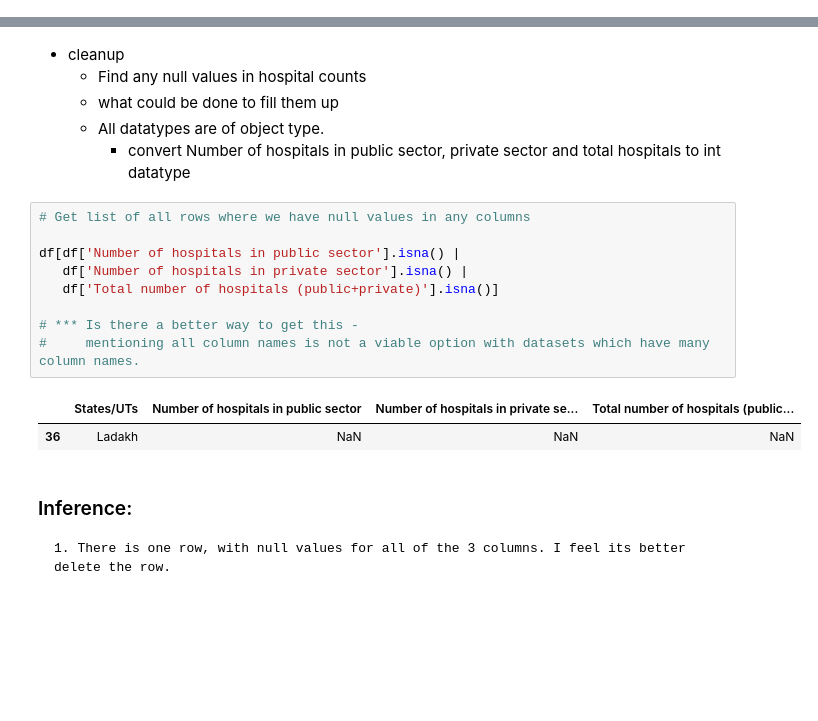
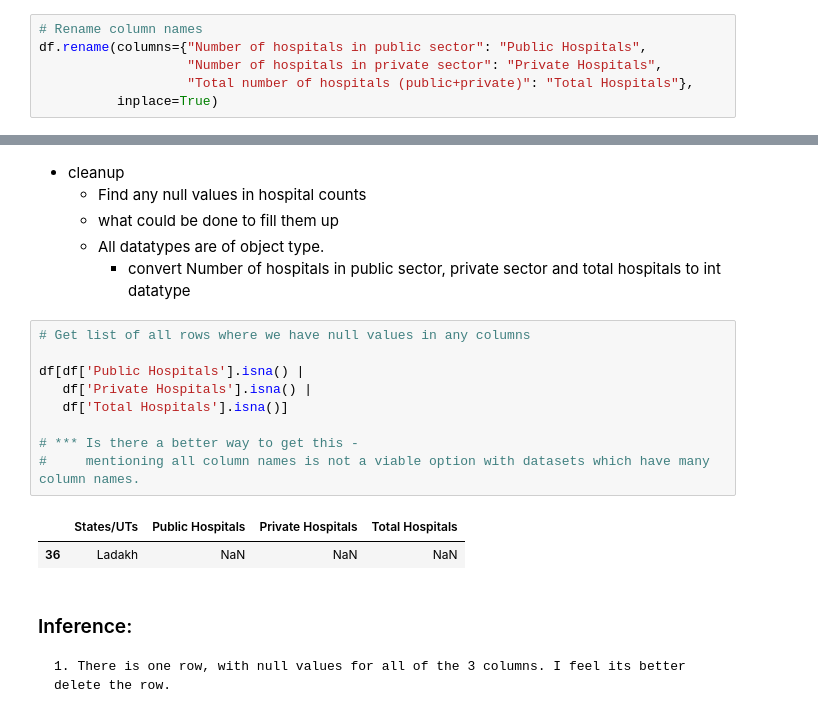
Before and after one commit to srikanthbhadragiri/datascience, a Jupyter notebook: notebooks/Hospitals-States-Public-Private-Count.ipynb, the cells around one changed output, grey strips where cells are left out. Saved outputs shown, nothing was run; the diff lists cells and outputs as text; blank space fills up the shorter version.

```diff
--- a/notebooks/Hospitals-States-Public-Private-Count.ipynb
+++ b/notebooks/Hospitals-States-Public-Private-Count.ipynb
@@ -42,3 +38,9 @@ df.head()
+# %%
+# Rename column names
+df.rename(columns={"Number of hospitals in public sector": "Public Hospitals",
+                   "Number of hospitals in private sector": "Private Hospitals",
+                   "Total number of hospitals (public+private)": "Total Hospitals"},
+          inplace=True)
 # %%
 df.describe()
 # %% [output]
@@ -83,14 +85,14 @@ memory usage: 1.3+ KB
 # %%
 # Get list of all rows where we have null values in any columns
 
-df[df['Number of hospitals in public sector'].isna() |
-   df['Number of hospitals in private sector'].isna() |
-   df['Total number of hospitals (public+private)'].isna()]
+df[df['Public Hospitals'].isna() |
+   df['Private Hospitals'].isna() |
+   df['Total Hospitals'].isna()]
 
 # *** Is there a better way to get this -
 #     mentioning all column names is not a viable option with datasets which have many column names.
 # %% [output]
-|  | States/UTs | Number of hospitals in public sector | Number of hospitals in private se... | Total number of hospitals (public... |
+|  | States/UTs | Public Hospitals | Private Hospitals | Total Hospitals |
 | 36 | Ladakh | NaN | NaN | NaN |
 # %% [markdown]
 ### Inference:
```
Also changed, not shown: parts of 24 cells of this notebook, 1 other file.
